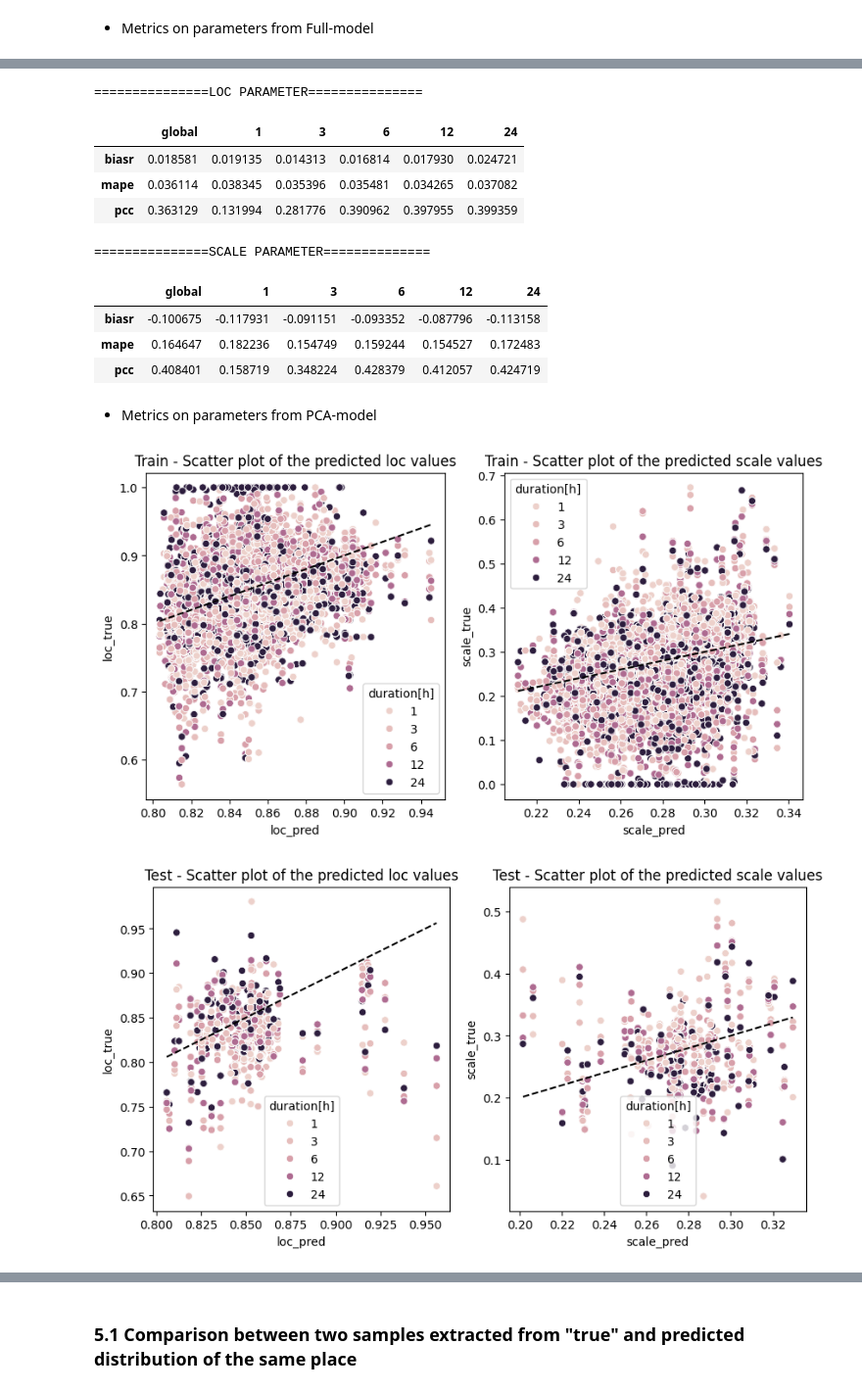
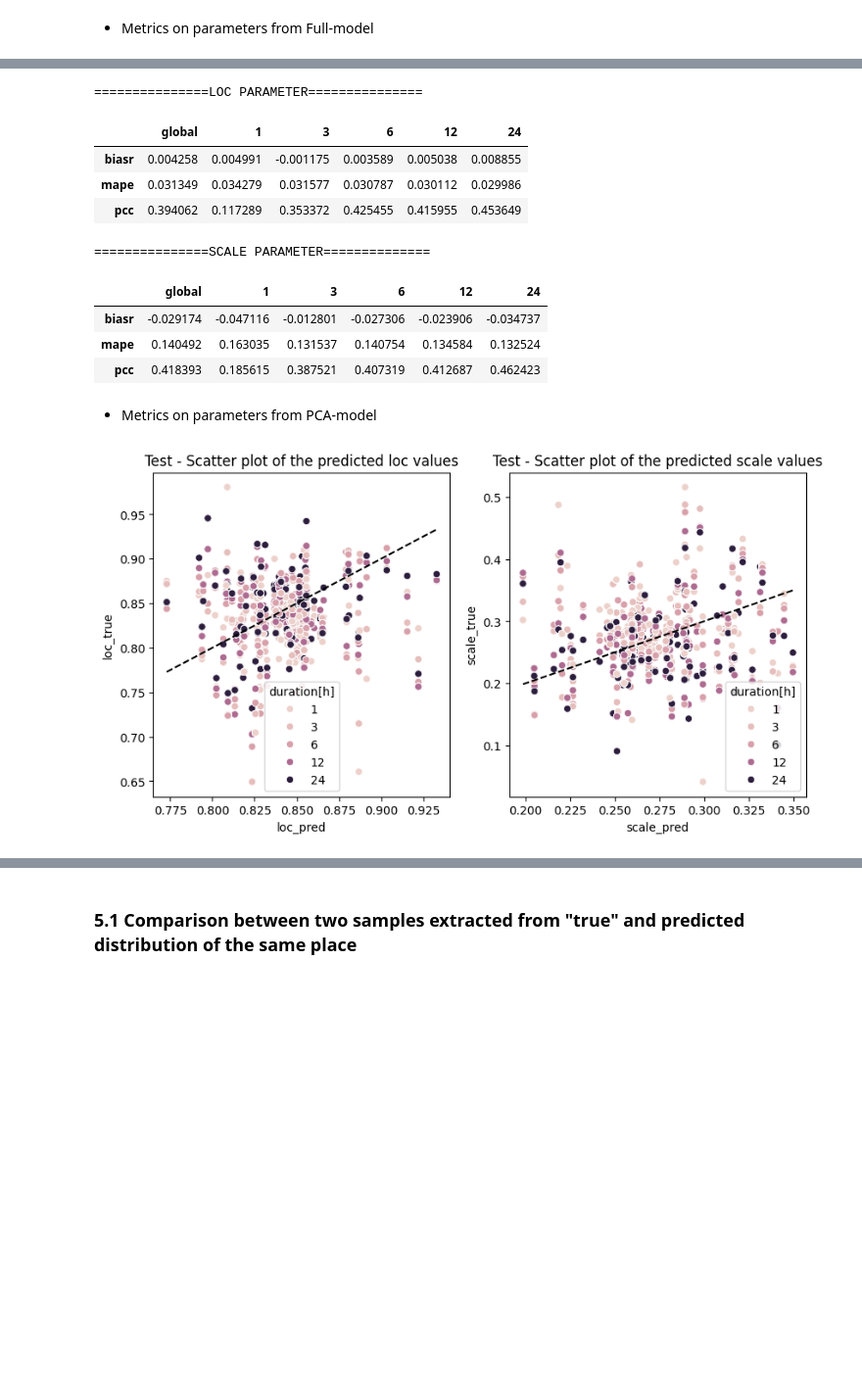
Before and after one commit to oshodiS/Rainfall-BetaEstimation, a Jupyter notebook: Rainfall GUMBELL.ipynb, the cells around one changed output, grey strips where cells are left out. Shown at 98% size. Saved outputs shown, nothing was run; the diff lists cells and outputs as text; code cells hidden in the pictures; blank space fills up the shorter version.

Commit message:
fix seed

```diff
--- a/Rainfall GUMBELL.ipynb
+++ b/Rainfall GUMBELL.ipynb
@@ -346,14 +337,14 @@ inputs_train_pca
 # %% [markdown]
 #### 2.1 Base model
 # %%
-def build_nn_gumbel_model(input_shape, hidden):
+def build_nn_gumbel_model(input_shape, hidden, seed):
     model_in = keras.Input(shape=input_shape, dtype='float64')
     x = model_in
 
     for h in hidden:
-        x = layers.Dense(h, activation='relu')(x)
+        x = layers.Dense(h, activation='relu',kernel_initializer=tf.keras.initializers.GlorotUniform(seed=seed))(x)
 
-    mu_logsig = layers.Dense(2, activation='linear')(x)
+    mu_logsig = layers.Dense(2, activation='linear',kernel_initializer=tf.keras.initializers.GlorotUniform(seed=seed))(x)
 
     lf = lambda t: tfp.distributions.Gumbel(loc=t[:, :1], scale=(1e-6)+tf.math.exp(t[:, 1:]))
     model_out = tfp.layers.DistributionLambda(lf)(mu_logsig)
@@ -588,22 +577,21 @@ metrics_scale_full
 # %% [output]
 ===============LOC PARAMETER===============
 |  | global | 1 | 3 | 6 | 12 | 24 |
-| biasr | 0.018581 | 0.019135 | 0.014313 | 0.016814 | 0.017930 | 0.024721 |
-| mape | 0.036114 | 0.038345 | 0.035396 | 0.035481 | 0.034265 | 0.037082 |
-| pcc | 0.363129 | 0.131994 | 0.281776 | 0.390962 | 0.397955 | 0.399359 |
+| biasr | 0.004258 | 0.004991 | -0.001175 | 0.003589 | 0.005038 | 0.008855 |
+| mape | 0.031349 | 0.034279 | 0.031577 | 0.030787 | 0.030112 | 0.029986 |
+| pcc | 0.394062 | 0.117289 | 0.353372 | 0.425455 | 0.415955 | 0.453649 |
 ===============SCALE PARAMETER==============
 |  | global | 1 | 3 | 6 | 12 | 24 |
-| biasr | -0.100675 | -0.117931 | -0.091151 | -0.093352 | -0.087796 | -0.113158 |
-| mape | 0.164647 | 0.182236 | 0.154749 | 0.159244 | 0.154527 | 0.172483 |
-| pcc | 0.408401 | 0.158719 | 0.348224 | 0.428379 | 0.412057 | 0.424719 |
+| biasr | -0.029174 | -0.047116 | -0.012801 | -0.027306 | -0.023906 | -0.034737 |
+| mape | 0.140492 | 0.163035 | 0.131537 | 0.140754 | 0.134584 | 0.132524 |
+| pcc | 0.418393 | 0.185615 | 0.387521 | 0.407319 | 0.412687 | 0.462423 |
 # %% [markdown]
 * Metrics on parameters from PCA-model
 # %%
-_ = util.parameters_metrics(dist_train_pca, parameters_train, distribution_name = 'gumbel', calculate_metrics = False, title='Train')
+#_ = util.parameters_metrics(dist_train_pca, parameters_train, distribution_name = 'gumbel', calculate_metrics = False, title='Train')
 metrics_loc_pca, metrics_scale_pca = util.parameters_metrics(dist_test_pca, parameters_test, indexes = durations_indexes_test, distribution_name='gumbel', remove_outliers = False)
 # %% [output]
-[figure, old version]
+[figure, new version]
-[figure, removed]
 # %%
 print('===============LOC PARAMETER===============')
 display(metrics_loc_pca)
```
Also changed, not shown: parts of 20 cells of this notebook, 3 other files.
